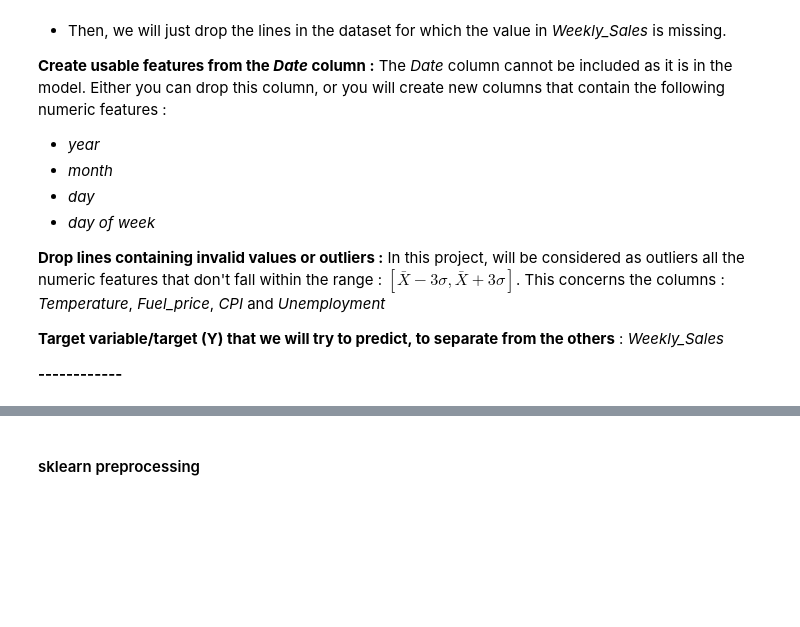
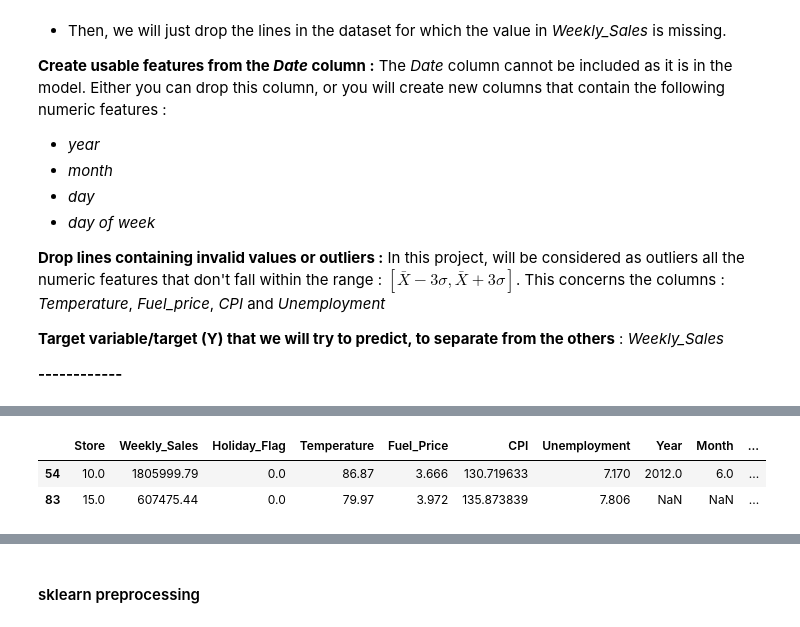
Before and after one commit to MKrouma/Jedha_Walmart-Rate-Uber, a Jupyter notebook: Walmart/notebook/part1_featureEngineering.ipynb, the cells around one changed output, grey strips where cells are left out. Saved outputs shown, nothing was run; the diff lists cells and outputs as text; code cells hidden in the pictures; blank space fills up the shorter version.

```diff
--- a/Walmart/notebook/part1_featureEngineering.ipynb
+++ b/Walmart/notebook/part1_featureEngineering.ipynb
@@ -139,0 +199,40 @@ In this project, will be considered as outliers all the numeric features that do
+# %%
+# drop lines containing invalid values or outliers
+# outliers mask
+def outliers_mask(df, column, s_range=3) :
+    mask = (df[column] < df[column].mean() + s_range*df[column].std()) & \
+            (df[column] > df[column].mean() - s_range*df[column].std())
+
+    # display(mask)
+    return mask
+# Temperature
+mask_T = outliers_mask(walmart_df, "Temperature")
+walmart_df = walmart_df.loc[mask_T,:]
+
+print('Dropping outliers in Temperature...')
+print('Done. Number of lines remaining : ', walmart_df.shape[0])
+print()
+
+# Fuel price
+mask_FP = outliers_mask(walmart_df, "Fuel_Price")
+walmart_df = walmart_df.loc[mask_FP,:]
+
+print('Dropping outliers in Fuel Price...')
+print('Done. Number of lines remaining : ', walmart_df.shape[0])
+print()
+
+# CPI
+mask_CPI = outliers_mask(walmart_df, "CPI")
+walmart_df = walmart_df.loc[mask_CPI,:]
+
+print('Dropping outliers in CPI...')
+print('Done. Number of lines remaining : ', walmart_df.shape[0])
+print()
+
+# Unemployment
+mask_U = outliers_mask(walmart_df, "Unemployment")
+walmart_df = walmart_df.loc[mask_U,:]
+
+print('Dropping outliers in Unemployment...')
+print('Done. Number of lines remaining : ', walmart_df.shape[0])
+print()
@@ -139,0 +251,6 @@ In this project, will be considered as outliers all the numeric features that do
+# %%
+walmart_df.sample(2)
+# %% [output]
+|  | Store | Weekly_Sales | Holiday_Flag | Temperature | Fuel_Price | CPI | Unemployment | Year | Month | ... |
+| 54 | 10.0 | 1805999.79 | 0.0 | 86.87 | 3.666 | 130.719633 | 7.170 | 2012.0 | 6.0 | ... |
+| 83 | 15.0 | 607475.44 | 0.0 | 79.97 | 3.972 | 135.873839 | 7.806 | NaN | NaN | ... |
```
Also changed, not shown: parts of 11 cells of this notebook.
